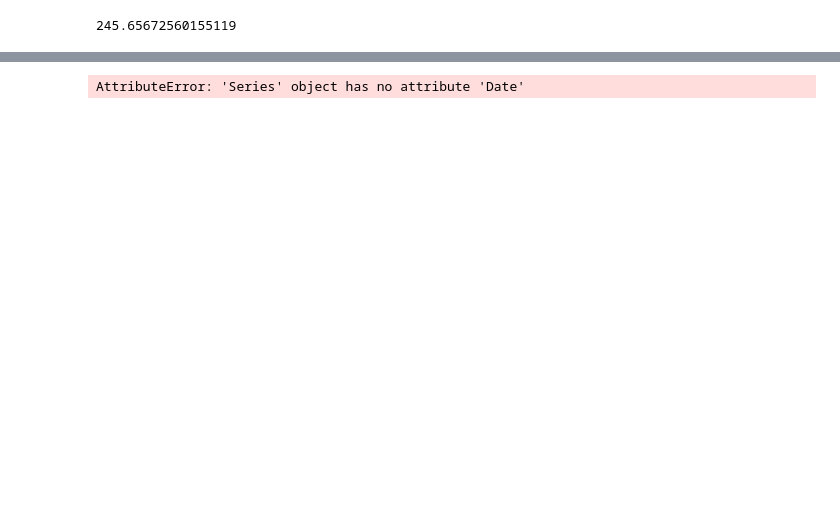
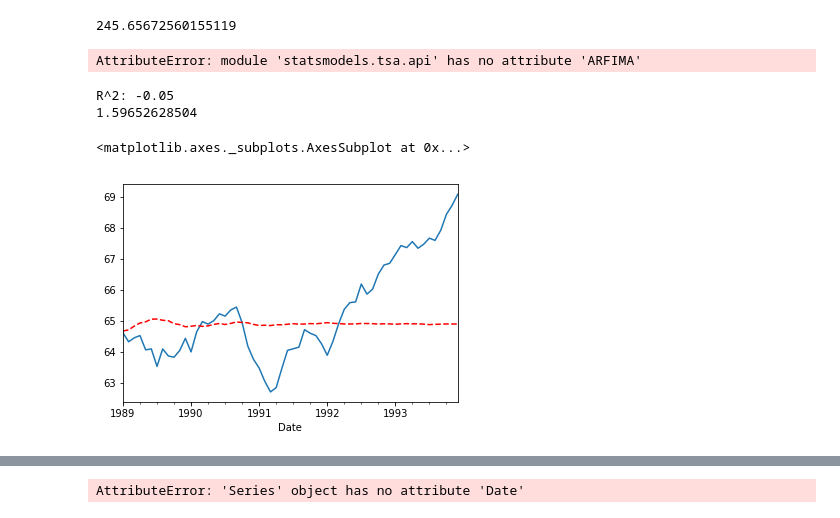
Before and after one commit to dimacv/task2, a Jupyter notebook: task2.1.ipynb, the cells around one changed output, grey strips where cells are left out. Drawn from its saved outputs; the diff is of its cells as text; code cells hidden in the pictures; blank space fills up the shorter version.

```diff
--- a/task2.1.ipynb
+++ b/task2.1.ipynb
@@ -396,4 +300,29 @@ R^2: 0.46
 model1.aic
 # %% [output]
 245.65672560155119
+# %%
+model1 = sm.tsa.ARFIMA(df.Value, order=(1, 1, 1), seasonal_order=(1, 1, 1, 12)).fit()
+pred = model1.predict(start = 360, end=419, dynamic=True)
+r2 = r2_score(df2['Value'], pred)
+print ('R^2: %1.2f' % r2)
+print(metrics.rmse(df2['Value'],pred))
+
+df2['Value'].plot()
+pred.plot(style='r--')
+# %% [output]
+AttributeError: module 'statsmodels.tsa.api' has no attribute 'ARFIMA'
+# %%
+model1 = sm.tsa.SARIMAX(df.Value, order=(5, 1, 1), seasonal_order=(5, 0, 3, 6)).fit()
+pred = model1.predict(start = 360, end=419, dynamic=True)
+r2 = r2_score(df2['Value'], pred)
+print ('R^2: %1.2f' % r2)
+print(metrics.rmse(df2['Value'],pred))
+
+df2['Value'].plot()
+pred.plot(style='r--')
+# %% [output]
+R^2: -0.05
+1.59652628504
+<matplotlib.axes._subplots.AxesSubplot at 0x...>
+[figure, added]
 # %%
```
Also changed, not shown: parts of 10 cells of this notebook.
